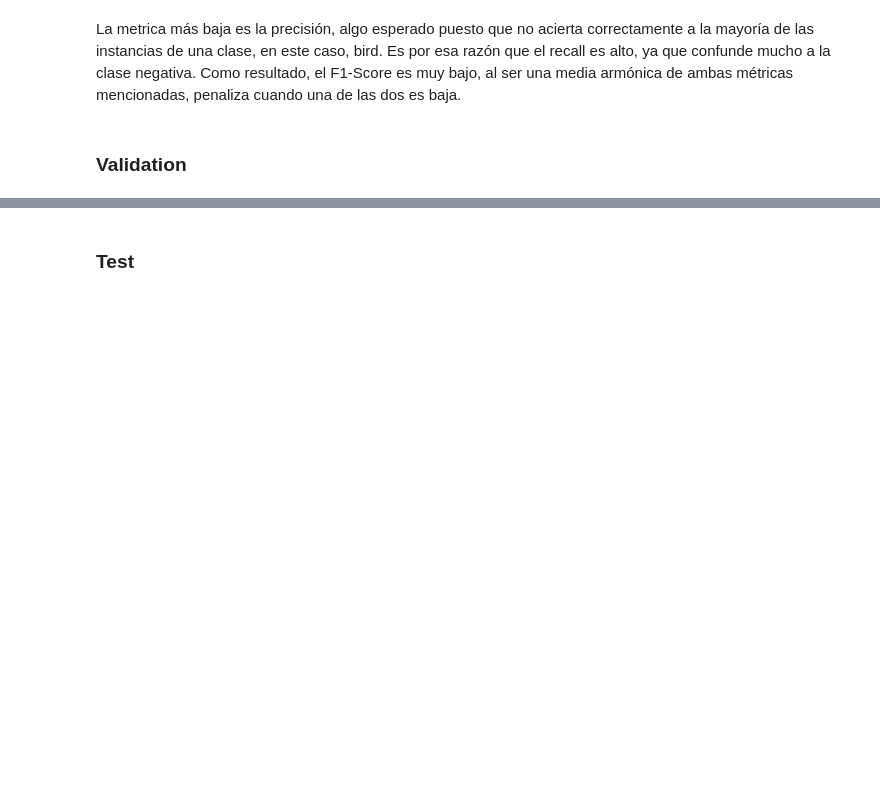
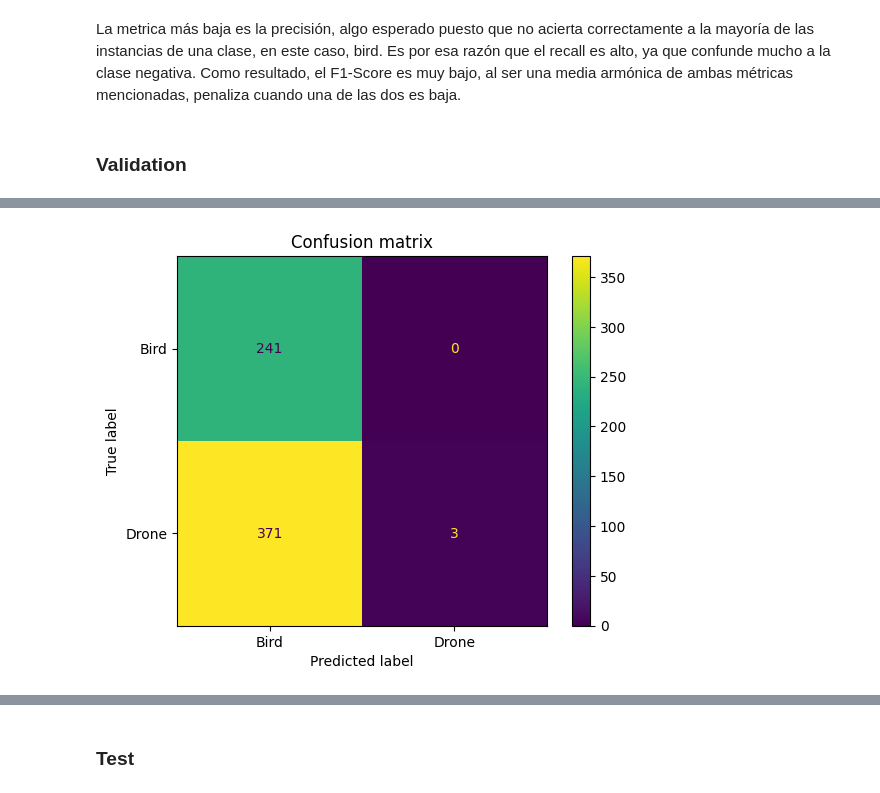
Before and after one commit to July230/AviDetect, a Jupyter notebook: AviDetectClassifier.ipynb, the cells around one changed output, grey strips where cells are left out. Cells and saved outputs as stored; diff of their text form; code cells hidden in the pictures; blank space fills up the shorter version.

```diff
--- a/AviDetectClassifier.ipynb
+++ b/AviDetectClassifier.ipynb
@@ -434,7 +410,7 @@ valGenerator = valDatagen.flow_from_directory(
     valDirectory,
     target_size = (IMAGEWIDTH, IMAGEHEIGHT),
     batch_size = BATCHSIZE,
-    class_mode = "categorical")
+    class_mode = "binary")
 
 valLoss, valAccuracy = ThreeLayerCNN.evaluate(valGenerator, steps = 25)
 print("\nval accuracy :\n", valAccuracy)
@@ -562,3 +561,7 @@ prediction positive     361           13
+# %%
+displayConfusionMatrix(confusionMatrixVal)
+# %% [output]
+[figure, added]
 # %%
 metrics(confusionMatrixVal)
 # %% [output]
```
Also changed, not shown: parts of 32 cells of this notebook.
